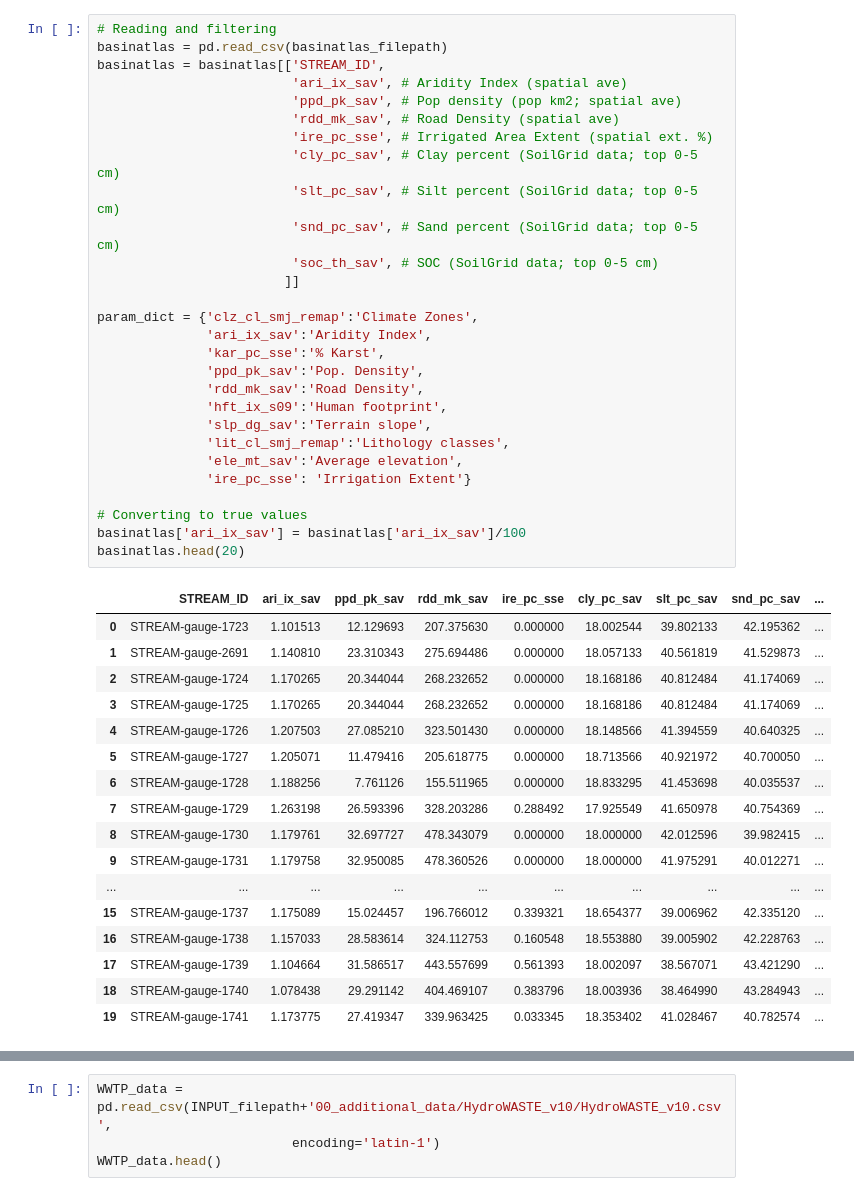
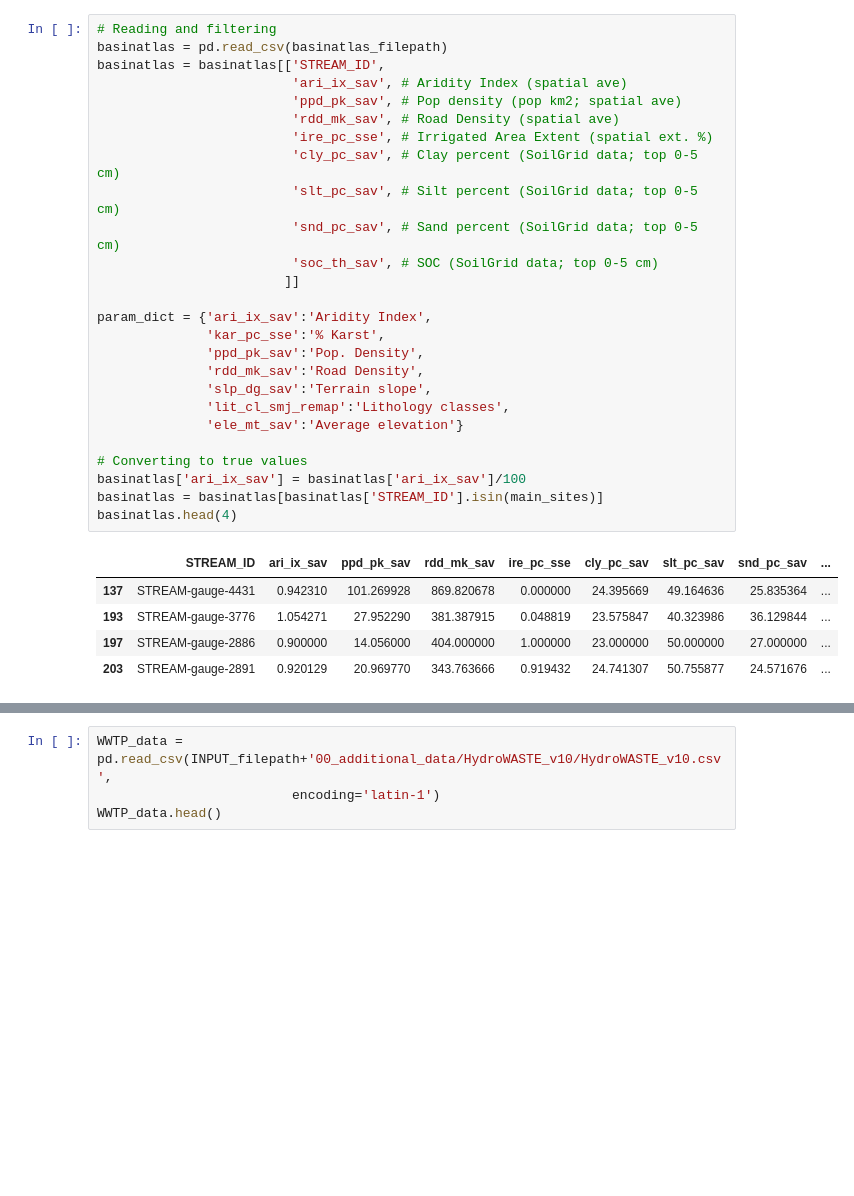
Before and after one commit to danykakbyrnes/STREAM_seasonality, a Jupyter notebook: data_compiling.ipynb, the cells around one changed output, grey strips where cells are left out. Saved outputs shown, nothing was run; the diff lists cells and outputs as text; blank space fills up the shorter version.

Commit message:
updating script to compile dataframe of all basin properties

```diff
--- a/data_compiling.ipynb
+++ b/data_compiling.ipynb
@@ -26,47 +27,33 @@ shapefile_filepath = INPUT_filepath+'03_shapefiles'
 # %%
 # Reading and filtering
 basinatlas = pd.read_csv(basinatlas_filepath)
 basinatlas = basinatlas[['STREAM_ID',
                          'ari_ix_sav', # Aridity Index (spatial ave)
                          'ppd_pk_sav', # Pop density (pop km2; spatial ave)
                          'rdd_mk_sav', # Road Density (spatial ave)
                          'ire_pc_sse', # Irrigated Area Extent (spatial ext. %)
                          'cly_pc_sav', # Clay percent (SoilGrid data; top 0-5 cm)
                          'slt_pc_sav', # Silt percent (SoilGrid data; top 0-5 cm)
                          'snd_pc_sav', # Sand percent (SoilGrid data; top 0-5 cm)
                          'soc_th_sav', # SOC (SoilGrid data; top 0-5 cm)
                         ]]
 
-param_dict = {'clz_cl_smj_remap':'Climate Zones',
-              'ari_ix_sav':'Aridity Index',
+param_dict = {'ari_ix_sav':'Aridity Index',
               'kar_pc_sse':'% Karst',
               'ppd_pk_sav':'Pop. Density',
               'rdd_mk_sav':'Road Density',
-              'hft_ix_s09':'Human footprint',
               'slp_dg_sav':'Terrain slope',
               'lit_cl_smj_remap':'Lithology classes',
-              'ele_mt_sav':'Average elevation',
-              'ire_pc_sse': 'Irrigation Extent'}
+              'ele_mt_sav':'Average elevation'}
 
 # Converting to true values
 basinatlas['ari_ix_sav'] = basinatlas['ari_ix_sav']/100
-basinatlas.head(20)
+basinatlas = basinatlas[basinatlas['STREAM_ID'].isin(main_sites)]
+basinatlas.head(4)
 # %% [output]
 |  | STREAM_ID | ari_ix_sav | ppd_pk_sav | rdd_mk_sav | ire_pc_sse | cly_pc_sav | slt_pc_sav | snd_pc_sav | ... |
-| 0 | STREAM-gauge-1723 | 1.101513 | 12.129693 | 207.375630 | 0.000000 | 18.002544 | 39.802133 | 42.195362 | ... |
-| 1 | STREAM-gauge-2691 | 1.140810 | 23.310343 | 275.694486 | 0.000000 | 18.057133 | 40.561819 | 41.529873 | ... |
-| 2 | STREAM-gauge-1724 | 1.170265 | 20.344044 | 268.232652 | 0.000000 | 18.168186 | 40.812484 | 41.174069 | ... |
-| 3 | STREAM-gauge-1725 | 1.170265 | 20.344044 | 268.232652 | 0.000000 | 18.168186 | 40.812484 | 41.174069 | ... |
-| 4 | STREAM-gauge-1726 | 1.207503 | 27.085210 | 323.501430 | 0.000000 | 18.148566 | 41.394559 | 40.640325 | ... |
-| 5 | STREAM-gauge-1727 | 1.205071 | 11.479416 | 205.618775 | 0.000000 | 18.713566 | 40.921972 | 40.700050 | ... |
-| 6 | STREAM-gauge-1728 | 1.188256 | 7.761126 | 155.511965 | 0.000000 | 18.833295 | 41.453698 | 40.035537 | ... |
-| 7 | STREAM-gauge-1729 | 1.263198 | 26.593396 | 328.203286 | 0.288492 | 17.925549 | 41.650978 | 40.754369 | ... |
-| 8 | STREAM-gauge-1730 | 1.179761 | 32.697727 | 478.343079 | 0.000000 | 18.000000 | 42.012596 | 39.982415 | ... |
-| 9 | STREAM-gauge-1731 | 1.179758 | 32.950085 | 478.360526 | 0.000000 | 18.000000 | 41.975291 | 40.012271 | ... |
-| ... | ... | ... | ... | ... | ... | ... | ... | ... | ... |
-| 15 | STREAM-gauge-1737 | 1.175089 | 15.024457 | 196.766012 | 0.339321 | 18.654377 | 39.006962 | 42.335120 | ... |
-| 16 | STREAM-gauge-1738 | 1.157033 | 28.583614 | 324.112753 | 0.160548 | 18.553880 | 39.005902 | 42.228763 | ... |
-| 17 | STREAM-gauge-1739 | 1.104664 | 31.586517 | 443.557699 | 0.561393 | 18.002097 | 38.567071 | 43.421290 | ... |
-| 18 | STREAM-gauge-1740 | 1.078438 | 29.291142 | 404.469107 | 0.383796 | 18.003936 | 38.464990 | 43.284943 | ... |
-| 19 | STREAM-gauge-1741 | 1.173775 | 27.419347 | 339.963425 | 0.033345 | 18.353402 | 41.028467 | 40.782574 | ... |
+| 137 | STREAM-gauge-4431 | 0.942310 | 101.269928 | 869.820678 | 0.000000 | 24.395669 | 49.164636 | 25.835364 | ... |
+| 193 | STREAM-gauge-3776 | 1.054271 | 27.952290 | 381.387915 | 0.048819 | 23.575847 | 40.323986 | 36.129844 | ... |
+| 197 | STREAM-gauge-2886 | 0.900000 | 14.056000 | 404.000000 | 1.000000 | 23.000000 | 50.000000 | 27.000000 | ... |
+| 203 | STREAM-gauge-2891 | 0.920129 | 20.969770 | 343.763666 | 0.919432 | 24.741307 | 50.755877 | 24.571676 | ... |
 # %%
```
Also changed, not shown: parts of 22 cells of this notebook, 4 other files.
